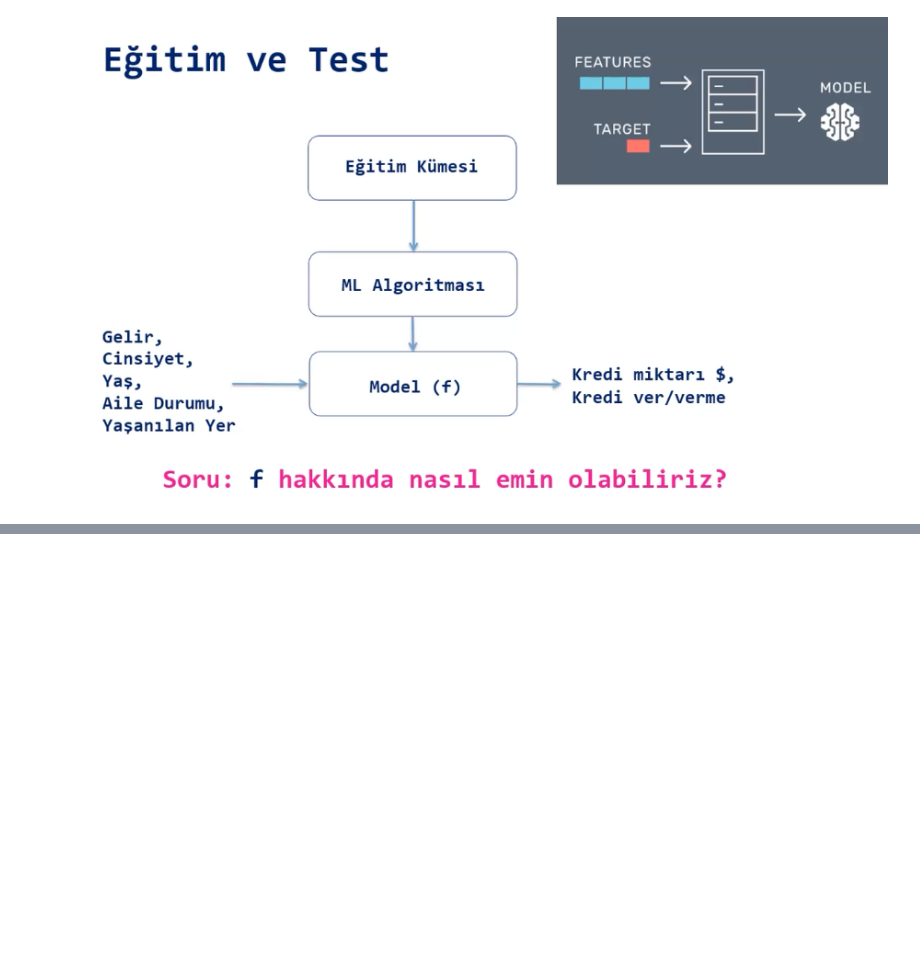
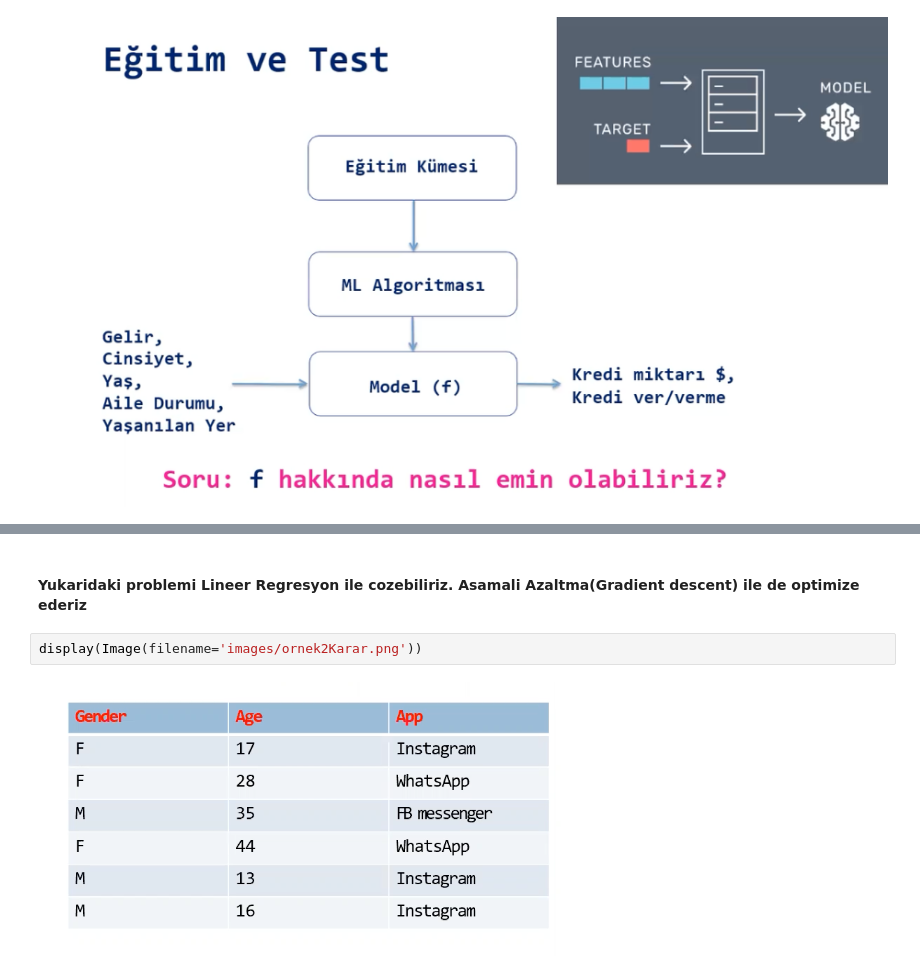
Before and after one commit to HuseyinEfkanAlp/PythonLectureNotes, a Jupyter notebook: MachineLearningNotes.ipynb, the cells around one changed output, grey strips where cells are left out. Drawn from its saved outputs; the diff is of its cells as text; blank space fills up the shorter version.

```diff
--- a/MachineLearningNotes.ipynb
+++ b/MachineLearningNotes.ipynb
@@ -56,0 +78,6 @@ display(Image(filename='images/egitimVeTest.png'))
+# %% [markdown]
+#### Yukaridaki problemi Lineer Regresyon ile cozebiliriz. Asamali Azaltma(Gradient descent) ile de optimize ederiz
+# %%
+display(Image(filename='images/ornek2Karar.png'))
+# %% [output]
+[figure, added]
```
Also changed, not shown: parts of 14 cells of this notebook, 10 other files.
